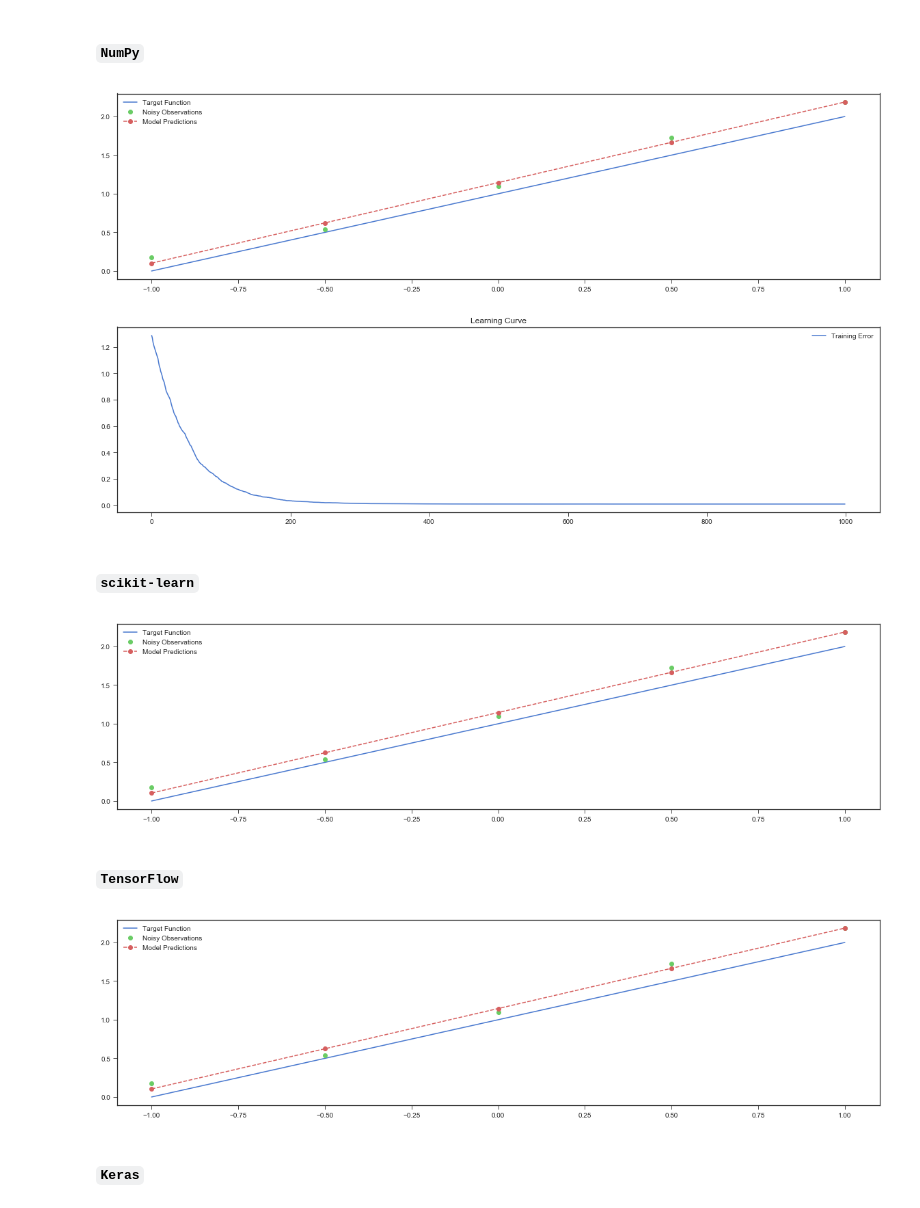
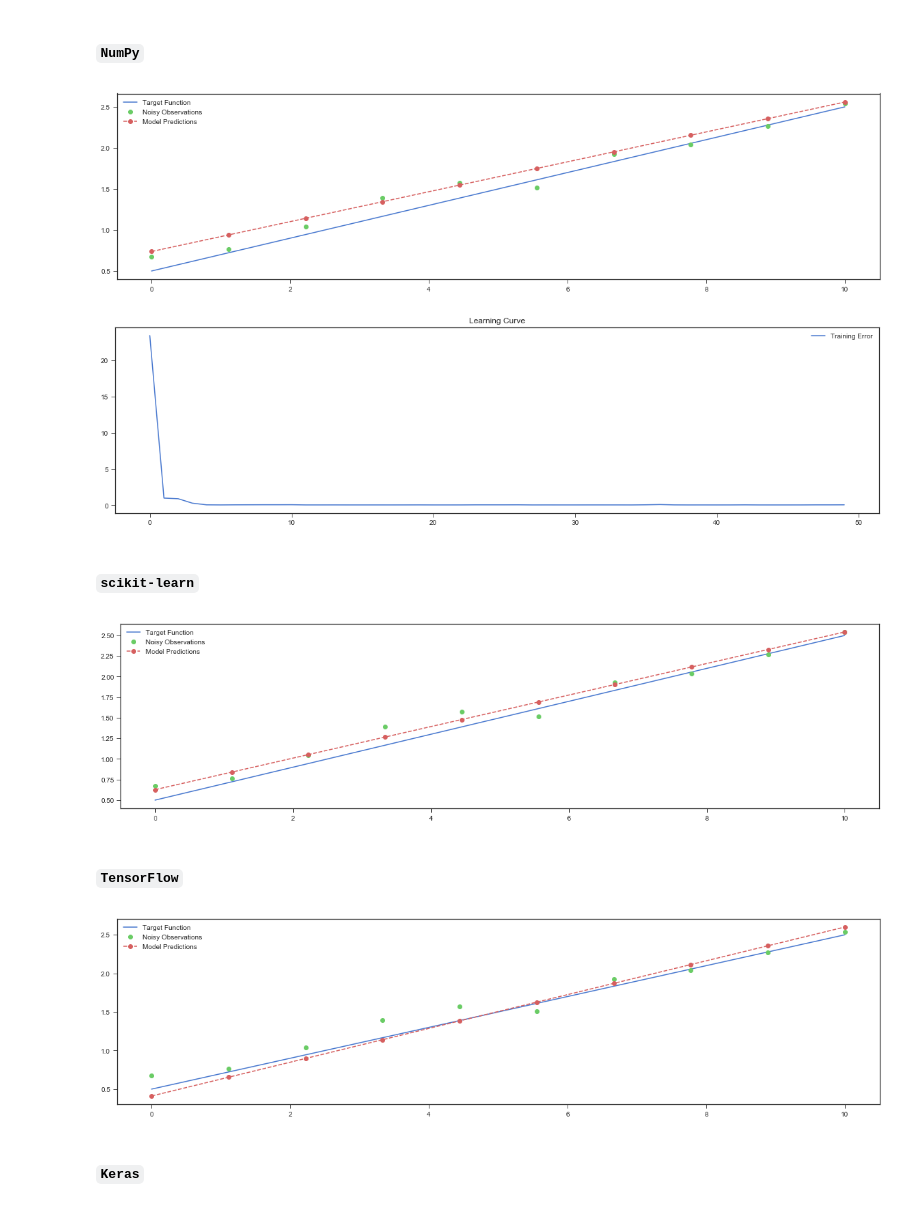
Before and after one commit to vishalbelsare/Docs, a Jupyter notebook: workshop-01/notebooks/Linear Models.ipynb, the cells around one changed output. Cells and saved outputs as stored; diff of their text form; code cells hidden in the pictures.

```diff
--- a/workshop-01/notebooks/Linear Models.ipynb
+++ b/workshop-01/notebooks/Linear Models.ipynb
@@ -67,10 +118,10 @@ def visualize(x, y=None, y_noise=None, y_hat=None):
 # %% [markdown]
 ## Target Function <a class="anchor" id="target-function"></a>
 # %%
-N = 5
+N = 10
 np.random.seed(0)
 
-x = np.linspace(-N/5, N/5, N)
-y = 1.0 + x
+x = np.linspace(0, N, N)
+y = 0.5 + 0.2 * x
 visualize(x, y);
 # %% [output]
@@ -104,7 +156,7 @@ $$
 #### `NumPy` <a class="anchor" id="sgd-numpy"></a>
 # %%
 # hyperparameters
-n_epochs = 1000
+n_epochs = 50
 eta = 0.01
 
 # parameters initialization
@@ -132,15 +184,15 @@ plt.plot(loss)
 plt.title('Learning Curve')
 plt.legend(['Training Error']);
 # %% [output]
-[figure, old version]
+[figure, new version]
-[figure, old version]
+[figure, new version]
 # %% [markdown]
 #### `scikit-learn`  <a class="anchor" id="sgd-sklearn"></a>
 # %%
 from sklearn.linear_model import SGDRegressor
 
 # hyperparameters
-n_epochs = 1000
+n_epochs = 100
 eta = 0.01
 
 # model initialization
@@ -153,45 +205,45 @@ y_hat = model.predict(X).ravel()
 # plot results
 visualize(x, y, y_noise, y_hat)
 # %% [output]
-[figure, old version]
+[figure, new version]
 # %% [markdown]
 #### `TensorFlow` <a class="anchor" id="sgd-tf"></a>
 # %%
 # hyperparameters
-n_epochs = 1000
+n_epochs = 100
 eta = 0.01
 
 # placeholders
 X_tf = tf.placeholder(tf.float64, shape=[None, X.shape[1]])
 Y_tf = tf.placeholder(tf.float64, shape=[None])
 
 # variables
 W_tf = tf.Variable(np.random.random(X.shape[1]).reshape(X.shape[1], 1), name='parameters')
 
 # model prediction
 y_hat = tf.matmul(X_tf, W_tf)
 
 # optimization
 loss = tf.reduce_mean(tf.square(tf.squeeze(y_hat)-Y_tf)) # L2 loss
 optimizer = tf.train.GradientDescentOptimizer(eta).minimize(loss) # Gradient descent
 
 # initializing the variables
 init = tf.global_variables_initializer()
 
 with tf.Session() as sess:
     sess.run(init)
 
     # model fitting
     for _ in range(n_epochs):
         sess.run(optimizer, feed_dict={X_tf: X, Y_tf: y_noise})
 
     # model predictions
     y_hat = sess.run(y_hat, feed_dict={X_tf: X, Y_tf: y_noise})
 
     # plot results
     visualize(x, y, y_noise, y_hat)
 # %% [output]
-[figure, old version]
+[figure, new version]
 # %% [markdown]
 #### `Keras` <a class="anchor" id="sgd-keras"></a>
 # %%
```
Also changed, not shown: parts of 19 cells of this notebook, 4 other files.
